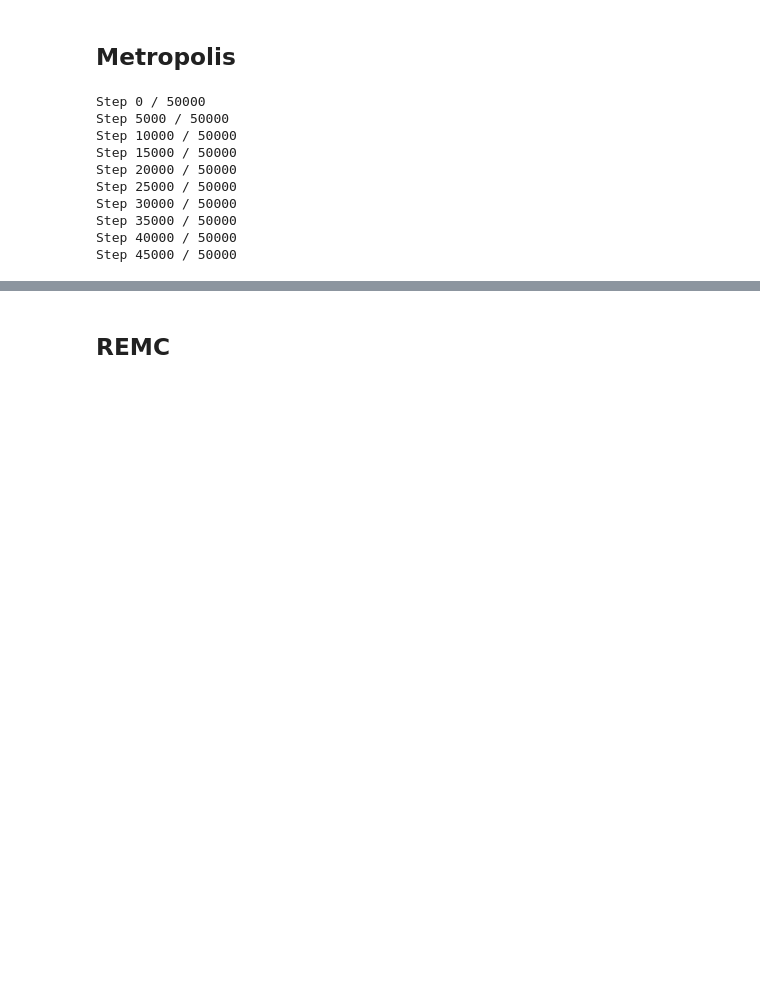
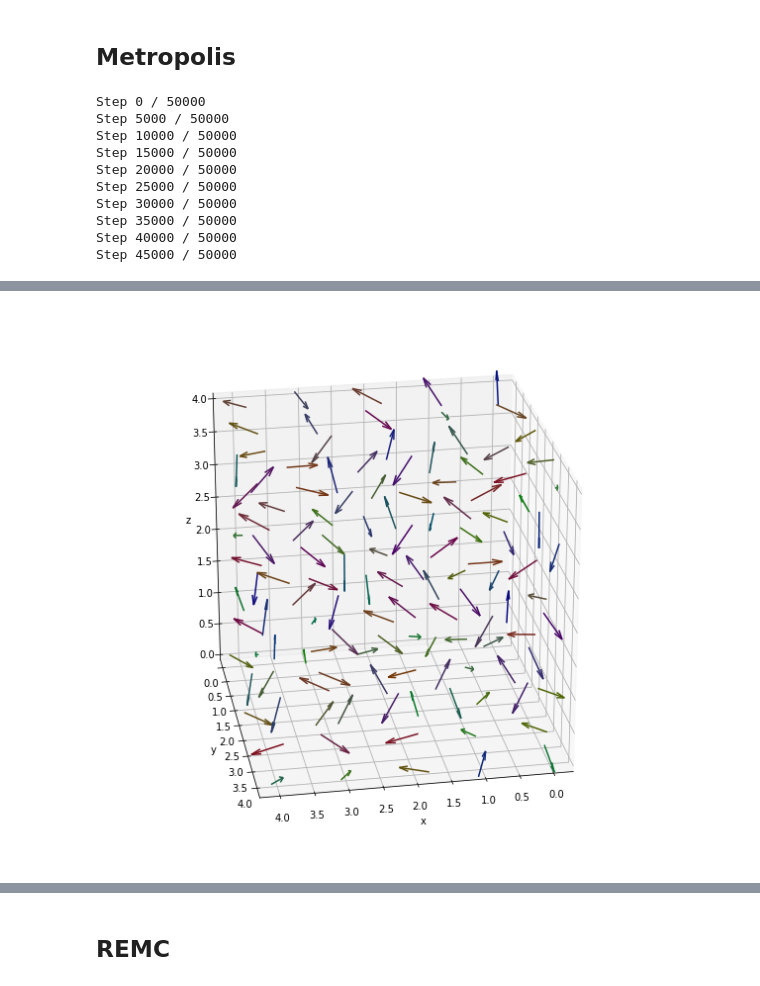
Before and after one commit to jbinagia/CS-230-Final-Project, a Jupyter notebook: development.ipynb, the cells around one changed output, grey strips where cells are left out. Drawn from its saved outputs; the diff is of its cells as text; code cells hidden in the pictures; blank space fills up the shorter version.

```diff
--- a/development.ipynb
+++ b/development.ipynb
@@ -201,3 +223,15 @@ met.model.draw_config(met.traj[0], figsize = (10, 10))
+# %%
+### Testcode for coloring ###
+
+# Generate uniform random 3D unit vectors
+v = np.random.randn(125,3)
+v = v / np.sqrt(np.sum(v*v,axis=1).reshape(125,1))
+v = v.reshape(5,5,5,3)
+
+# Visualize
+met.model.draw_config(v, figsize = (10, 10))
+# %% [output]
+[figure, added]
 # %%
 oprm = [model.oprm(c) for c in met.traj]
 print(np.mean(oprm))
```
Also changed, not shown: parts of 27 cells of this notebook, 1 other file.
